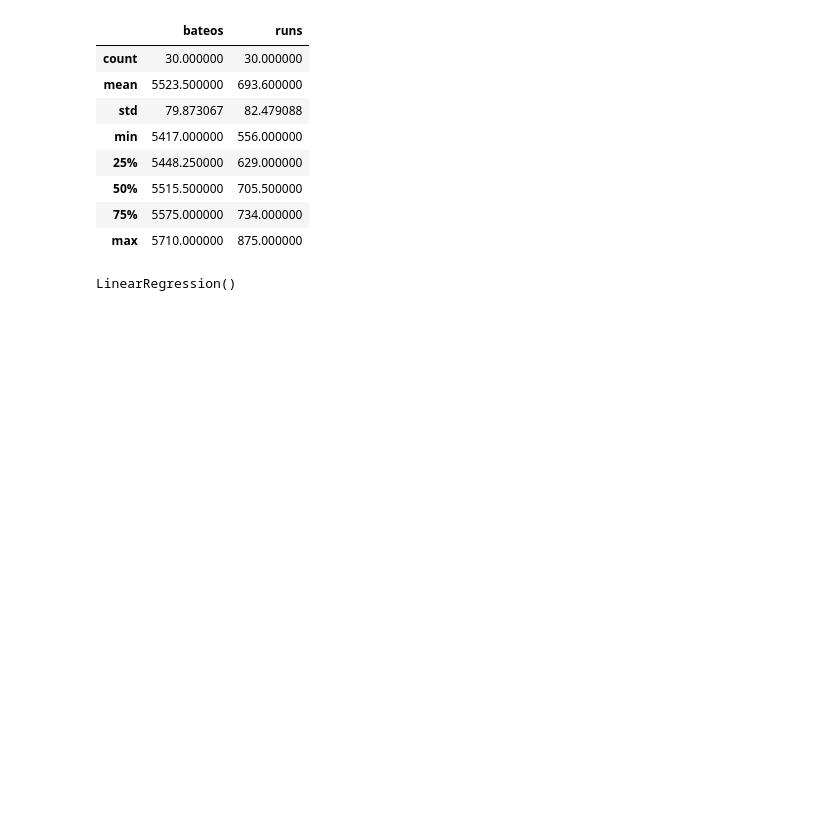
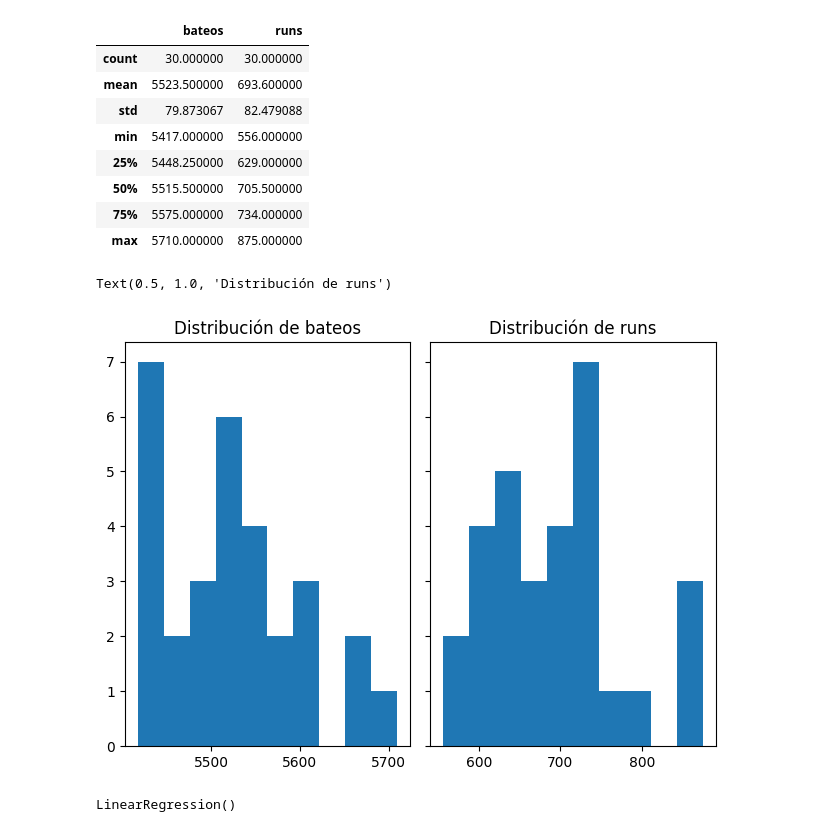
Before and after one commit to DiegoAvilarce/bootcamp-awakelab, a Jupyter notebook: ejercicio2_5.ipynb, the cells around one changed output. Cells and saved outputs as stored; diff of their text form; code cells hidden in the pictures; blank space fills up the shorter version.

```diff
--- a/ejercicio2_5.ipynb
+++ b/ejercicio2_5.ipynb
@@ -31,6 +31,17 @@ datos.describe()
 | 50% | 5515.500000 | 705.500000 |
 | 75% | 5575.000000 | 734.000000 |
 | max | 5710.000000 | 875.000000 |
+# %%
+# Graficar distribución de los datos
+import matplotlib.pyplot as plt
+fig, axs = plt.subplots(1, 2, sharey=True, tight_layout=True)
+axs[0].hist(datos['bateos'])
+axs[1].hist(datos['runs'])
+axs[0].set_title('Distribución de bateos')
+axs[1].set_title('Distribución de runs')
+# %% [output]
+Text(0.5, 1.0, 'Distribución de runs')
+[figure, added]
 # %%
 # Separe sus datos de entrenamiento en 80/20.
 from sklearn.model_selection import train_test_split
```
Also changed, not shown: 2 other files.
